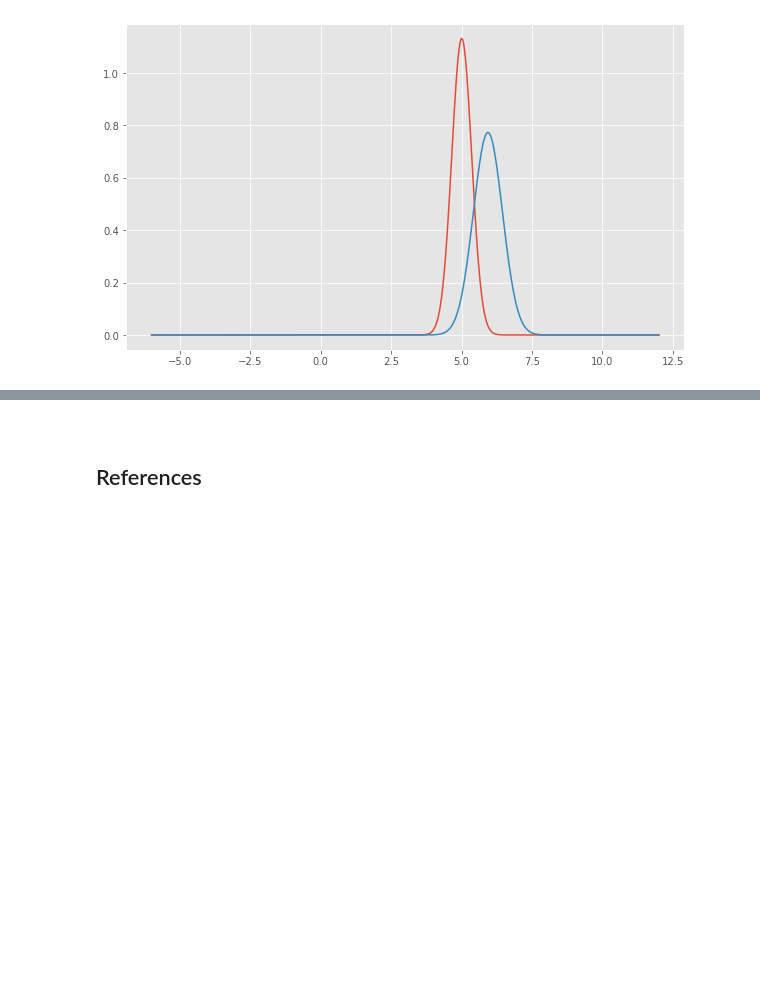
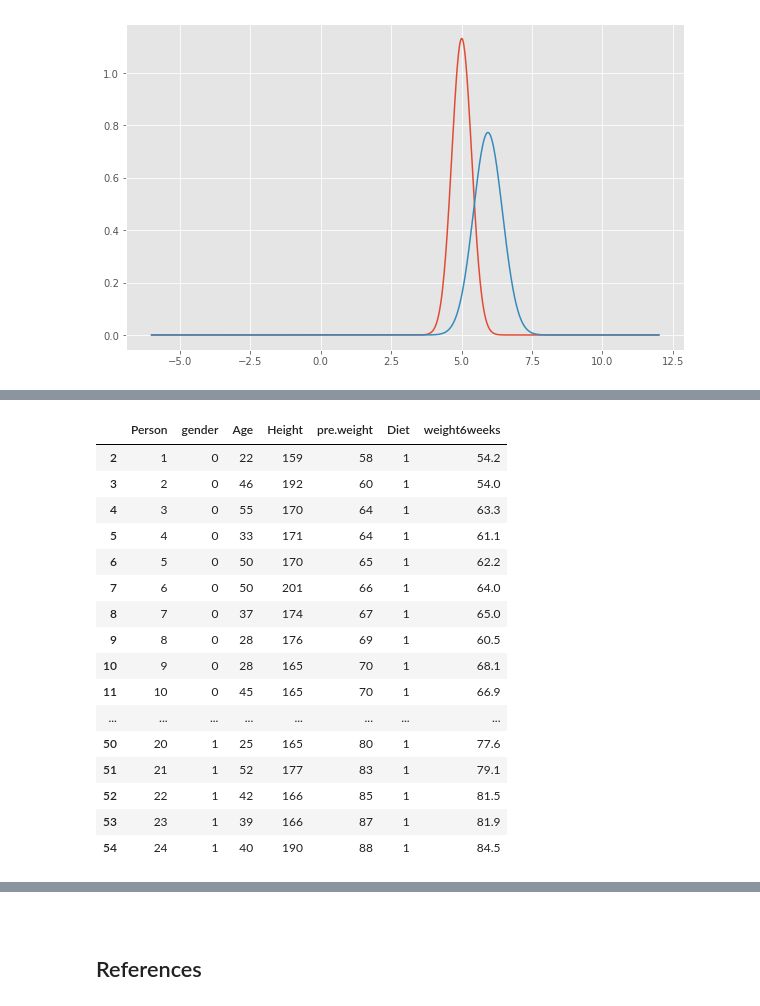
Before and after one commit to Silvio622/Machine-Learning-Scikit-Learn, a Jupyter notebook: scipy-stats.ipynb, the cells around one changed output, grey strips where cells are left out. Saved outputs shown, nothing was run; the diff lists cells and outputs as text; code cells hidden in the pictures; blank space fills up the shorter version.

```diff
--- a/scipy-stats.ipynb
+++ b/scipy-stats.ipynb
@@ -169,0 +190,4 @@ plt.show()
+# %%
+# read in data set
+dfdiet = pd.read_csv("https://www.sheffield.ac.uk/polopoly_fs/1.570199!/file/stcp-Rdataset-Diet.csv")
+dfdiet
@@ -169,0 +208,22 @@ plt.show()
+# %%
+# Filter out the rows for the Diet type 1
+dfdiet1 = dfdiet.loc[dfdiet['Diet']==1]
+dfdiet1
+# %% [output]
+|  | Person | gender | Age | Height | pre.weight | Diet | weight6weeks |
+| 2 | 1 | 0 | 22 | 159 | 58 | 1 | 54.2 |
+| 3 | 2 | 0 | 46 | 192 | 60 | 1 | 54.0 |
+| 4 | 3 | 0 | 55 | 170 | 64 | 1 | 63.3 |
+| 5 | 4 | 0 | 33 | 171 | 64 | 1 | 61.1 |
+| 6 | 5 | 0 | 50 | 170 | 65 | 1 | 62.2 |
+| 7 | 6 | 0 | 50 | 201 | 66 | 1 | 64.0 |
+| 8 | 7 | 0 | 37 | 174 | 67 | 1 | 65.0 |
+| 9 | 8 | 0 | 28 | 176 | 69 | 1 | 60.5 |
+| 10 | 9 | 0 | 28 | 165 | 70 | 1 | 68.1 |
+| 11 | 10 | 0 | 45 | 165 | 70 | 1 | 66.9 |
+| ... | ... | ... | ... | ... | ... | ... | ... |
+| 50 | 20 | 1 | 25 | 165 | 80 | 1 | 77.6 |
+| 51 | 21 | 1 | 52 | 177 | 83 | 1 | 79.1 |
+| 52 | 22 | 1 | 42 | 166 | 85 | 1 | 81.5 |
+| 53 | 23 | 1 | 39 | 166 | 87 | 1 | 81.9 |
+| 54 | 24 | 1 | 40 | 190 | 88 | 1 | 84.5 |
```
Also changed, not shown: parts of 13 cells of this notebook.
